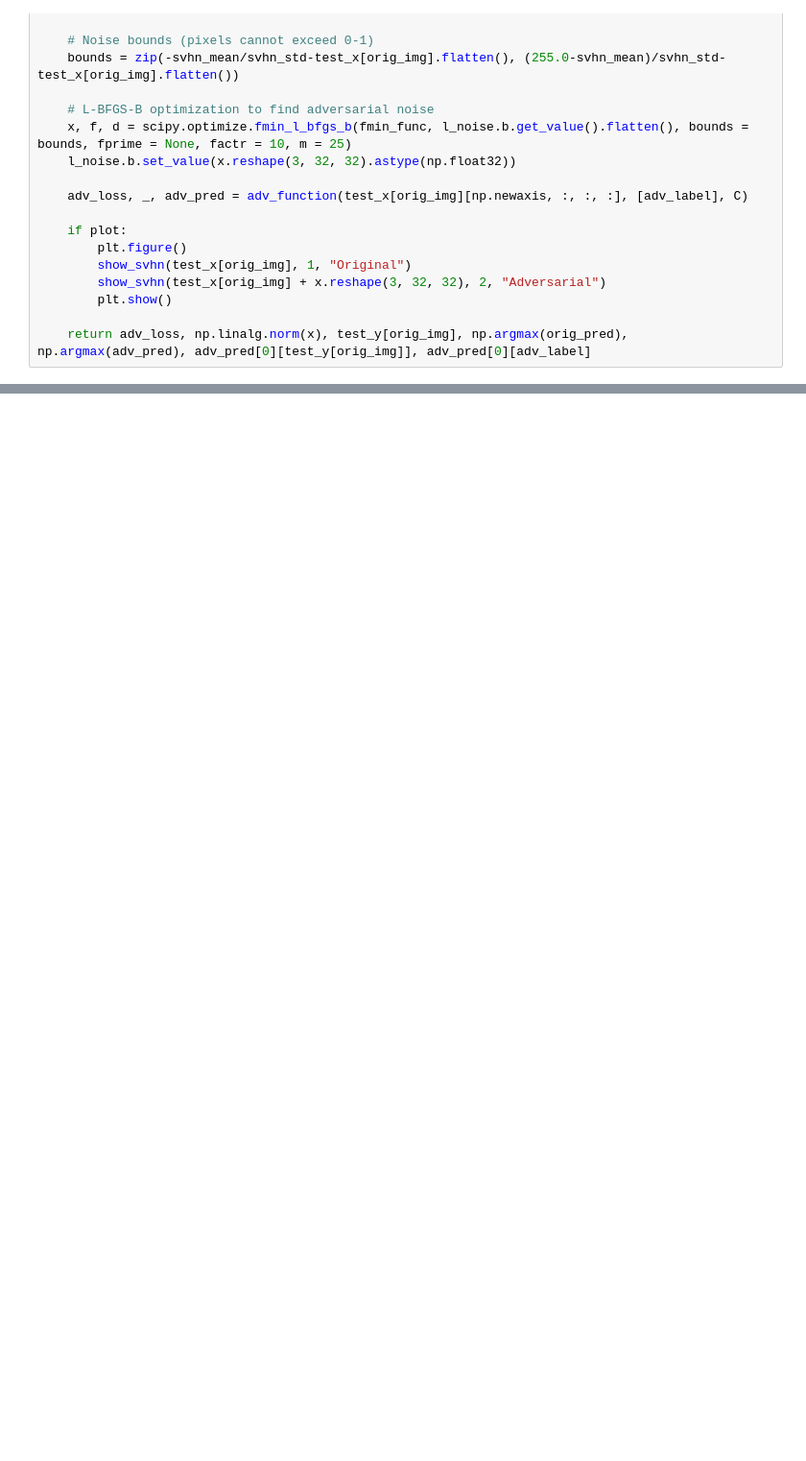
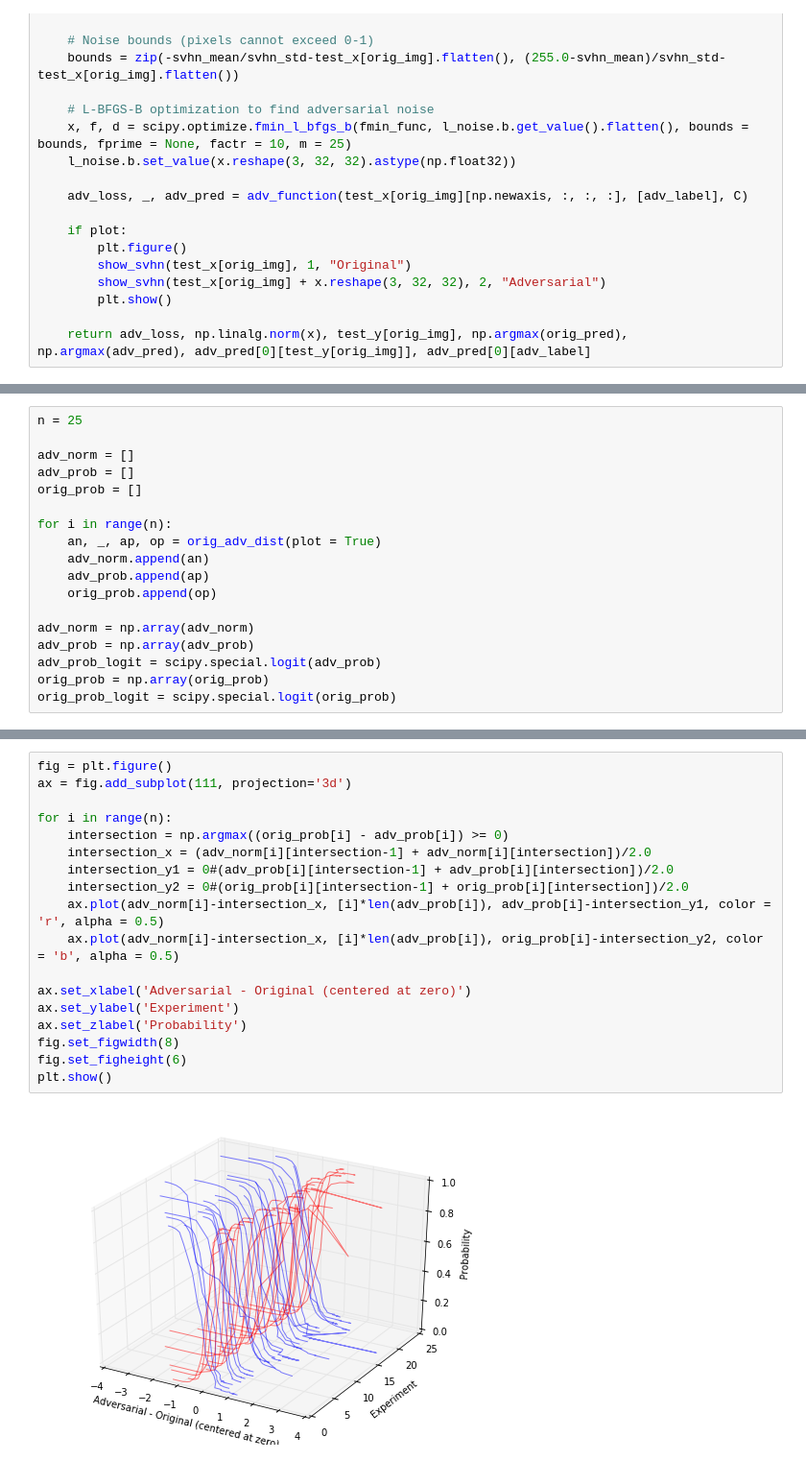
Before and after one commit to tabacof/adv_vae, a Jupyter notebook: svhn_clf.ipynb, the cells around one changed output, grey strips where cells are left out. Shown at 96% size. Saved outputs shown, nothing was run; the diff lists cells and outputs as text; blank space fills up the shorter version.

```diff
--- a/svhn_clf.ipynb
+++ b/svhn_clf.ipynb
@@ -270,0 +277,18 @@ Img 22840 Adv label 9
+# %%
+n = 25
+
+adv_norm = []
+adv_prob = []
+orig_prob = []
+
+for i in range(n):
+    an, _, ap, op = orig_adv_dist(plot = True)
+    adv_norm.append(an)
+    adv_prob.append(ap)
+    orig_prob.append(op)
+
+adv_norm = np.array(adv_norm)
+adv_prob = np.array(adv_prob)
+adv_prob_logit = scipy.special.logit(adv_prob)
+orig_prob = np.array(orig_prob)
+orig_prob_logit = scipy.special.logit(orig_prob)
@@ -270,0 +321,20 @@ Img 22840 Adv label 9
+# %%
+fig = plt.figure()
+ax = fig.add_subplot(111, projection='3d')
+
+for i in range(n):
+    intersection = np.argmax((orig_prob[i] - adv_prob[i]) >= 0)
+    intersection_x = (adv_norm[i][intersection-1] + adv_norm[i][intersection])/2.0
+    intersection_y1 = 0#(adv_prob[i][intersection-1] + adv_prob[i][intersection])/2.0
+    intersection_y2 = 0#(orig_prob[i][intersection-1] + orig_prob[i][intersection])/2.0
+    ax.plot(adv_norm[i]-intersection_x, [i]*len(adv_prob[i]), adv_prob[i]-intersection_y1, color = 'r', alpha = 0.5)
+    ax.plot(adv_norm[i]-intersection_x, [i]*len(adv_prob[i]), orig_prob[i]-intersection_y2, color = 'b', alpha = 0.5)
+
+ax.set_xlabel('Adversarial - Original (centered at zero)')
+ax.set_ylabel('Experiment')
+ax.set_zlabel('Probability')
+fig.set_figwidth(8)
+fig.set_figheight(6)
+plt.show()
+# %% [output]
+[figure, added]
```
Also changed, not shown: parts of 8 cells of this notebook, 8 other files.
